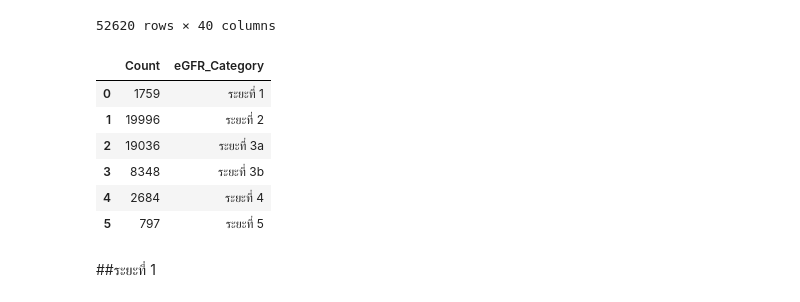
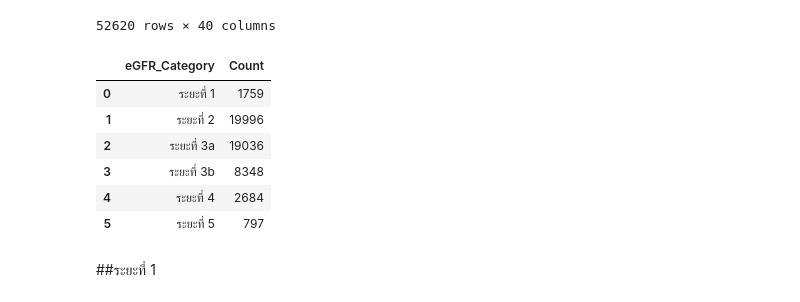
Before and after one commit to Aomaphisara/ULckdresearch2023, a Jupyter notebook: Count_Misssing value.ipynb, the cells around one changed output. Saved outputs shown, nothing was run; the diff lists cells and outputs as text; code cells hidden in the pictures.

```diff
--- a/Count_Misssing value.ipynb
+++ b/Count_Misssing value.ipynb
@@ -162,28 +162,31 @@ data1
 # %%
 import pandas as pd
 
 # นับจำนวนข้อมูลแต่ละระดับของ 'eGFR_Category'
 eGFR_count = data['eGFR_Category'].value_counts()
 
 # สร้าง DataFrame จาก Series ของ eGFR_count
 df_eGFR_count = pd.DataFrame({'Count': eGFR_count})
 
 # เพิ่มคอลัมน์ 'eGFR_Category' จาก index
 df_eGFR_count['eGFR_Category'] = df_eGFR_count.index
 
+# สลับตำแหน่งคอลัมน์ 'eGFR_Category' ขึ้นไปอยู่ที่ตำแหน่งแรกของ DataFrame
+df_eGFR_count = df_eGFR_count[['eGFR_Category', 'Count']]
+
 # จัดลำดับ DataFrame ตาม 'eGFR_Category'
 df_eGFR_count_sorted = df_eGFR_count.sort_values(by='eGFR_Category').reset_index(drop=True)
 
-# แสดง DataFrame ที่เรียงลำดับตาม 'eGFR_Category'
+# แสดง DataFrame ที่เรียงลำดับตาม 'eGFR_Category' และมี 'eGFR_Category' ขึ้นก่อน
 df_eGFR_count_sorted
 # %% [output]
-|  | Count | eGFR_Category |
-| 0 | 1759 | ระยะที่ 1 |
-| 1 | 19996 | ระยะที่ 2 |
-| 2 | 19036 | ระยะที่ 3a |
-| 3 | 8348 | ระยะที่ 3b |
-| 4 | 2684 | ระยะที่ 4 |
-| 5 | 797 | ระยะที่ 5 |
+|  | eGFR_Category | Count |
+| 0 | ระยะที่ 1 | 1759 |
+| 1 | ระยะที่ 2 | 19996 |
+| 2 | ระยะที่ 3a | 19036 |
+| 3 | ระยะที่ 3b | 8348 |
+| 4 | ระยะที่ 4 | 2684 |
+| 5 | ระยะที่ 5 | 797 |
 # %% [markdown]
 ##ระยะที่ 1
 # %%
```
